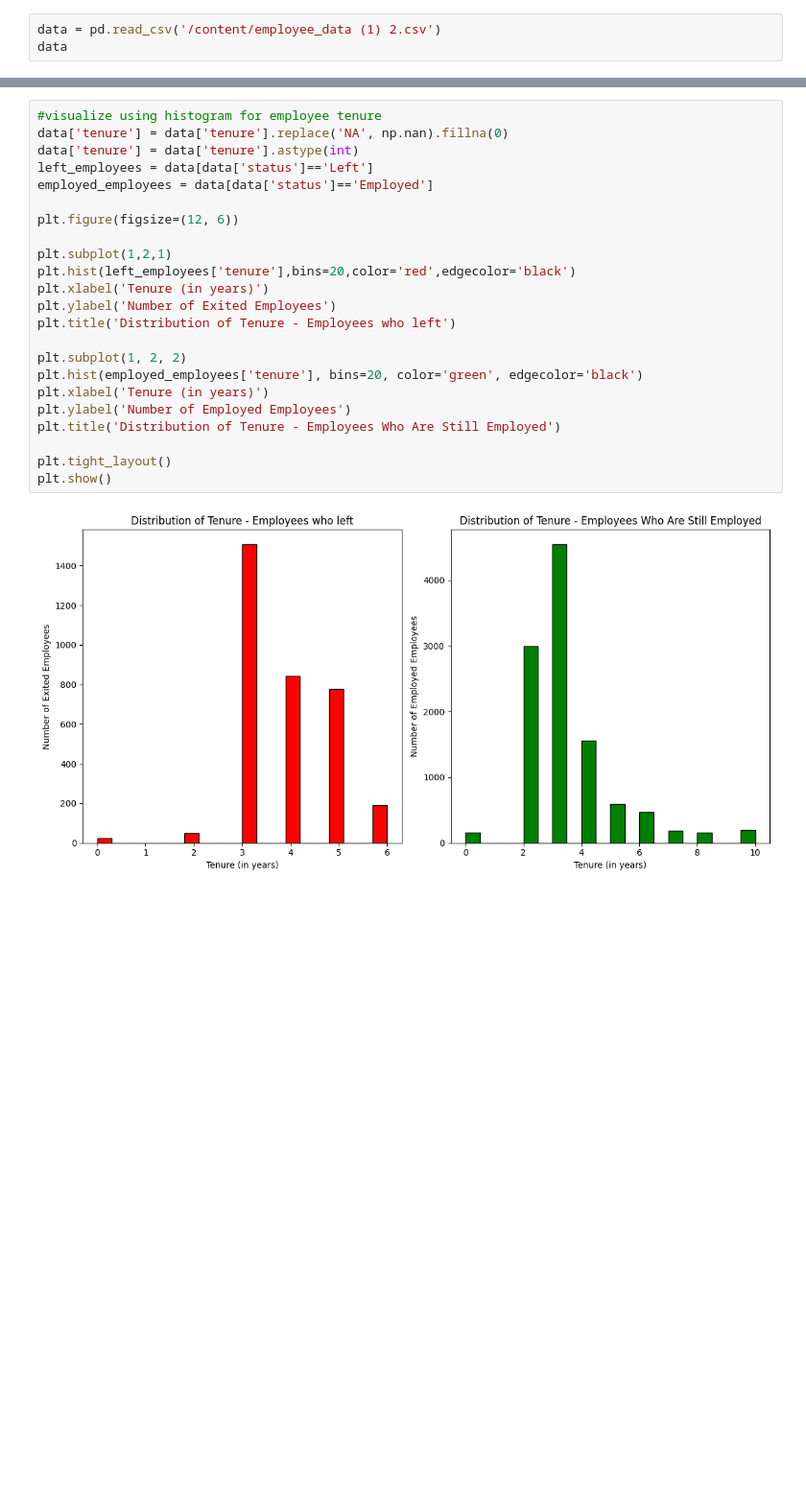
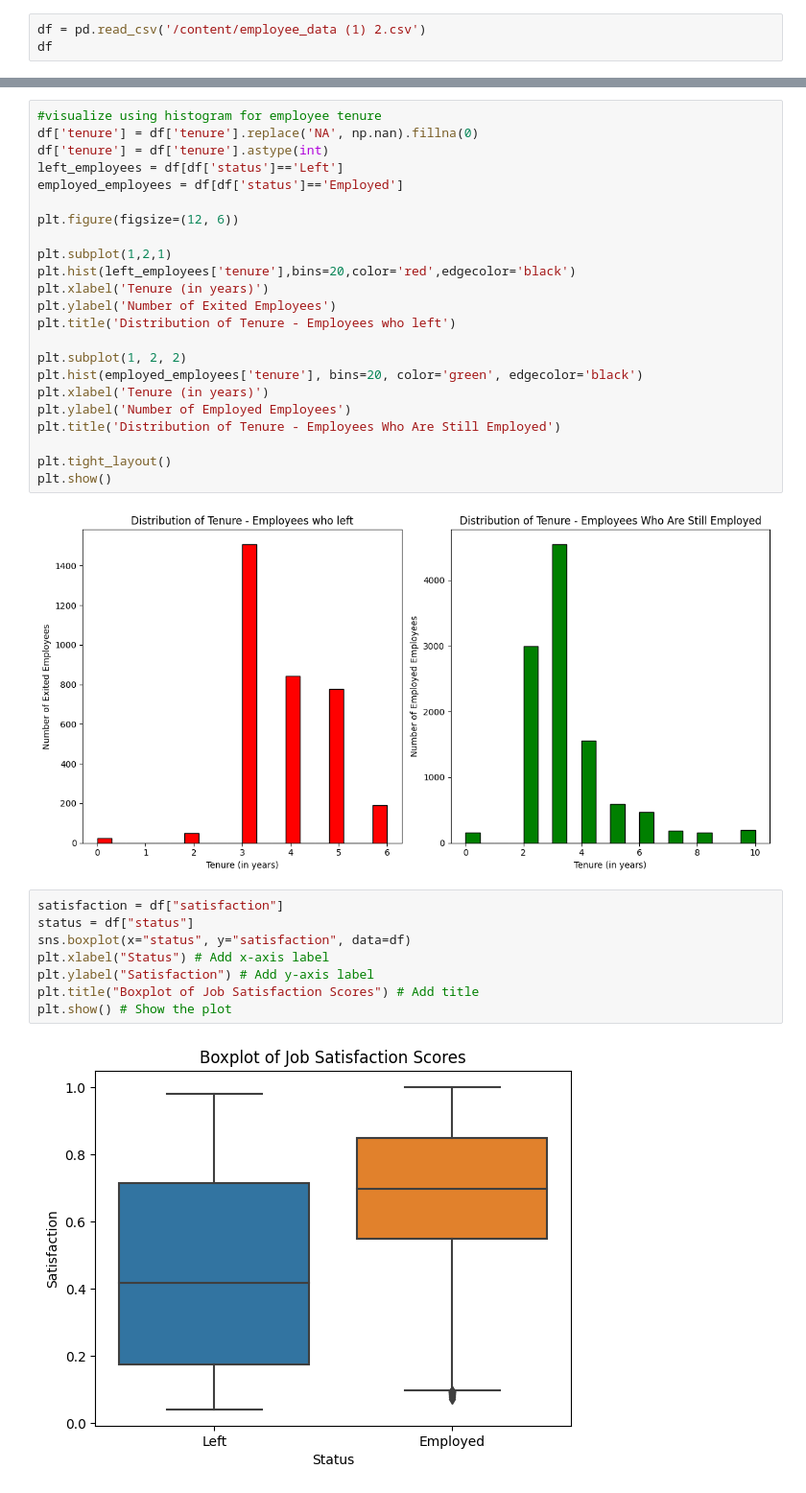
Before and after one commit to rahul-727/ML, a Jupyter notebook: 2348544_Lab7.ipynb, the cells around one changed output, grey strips where cells are left out. Shown: that part at 96% size. Saved outputs shown, nothing was run; the diff lists cells and outputs as text; blank space fills up the shorter version.

```diff
--- a/2348544_Lab7.ipynb
+++ b/2348544_Lab7.ipynb
@@ -8,6 +11,6 @@ import matplotlib.pyplot as plt
 # %%
-data = pd.read_csv('/content/employee_data (1) 2.csv')
-data
+df = pd.read_csv('/content/employee_data (1) 2.csv')
+df
 # %% [output]
 |  | avg_monthly_hrs | department | filed_complaint | last_evaluation | n_projects | recently_promoted | salary | ... |
 | 0 | 221 | engineering | NaN | 0.932868 | 4 | NaN | low | ... |
@@ -76,10 +79,10 @@ tenure                   8
 dtype: int64
 # %%
 #visualize using histogram for employee tenure
-data['tenure'] = data['tenure'].replace('NA', np.nan).fillna(0)
-data['tenure'] = data['tenure'].astype(int)
-left_employees = data[data['status']=='Left']
-employed_employees = data[data['status']=='Employed']
+df['tenure'] = df['tenure'].replace('NA', np.nan).fillna(0)
+df['tenure'] = df['tenure'].astype(int)
+left_employees = df[df['status']=='Left']
+employed_employees = df[df['status']=='Employed']
 
 plt.figure(figsize=(12, 6))
 
@@ -99,3 +102,13 @@ plt.tight_layout()
 plt.show()
 # %% [output]
 [figure]
+# %%
+satisfaction = df["satisfaction"]
+status = df["status"]
+sns.boxplot(x="status", y="satisfaction", data=df)
+plt.xlabel("Status") # Add x-axis label
+plt.ylabel("Satisfaction") # Add y-axis label
+plt.title("Boxplot of Job Satisfaction Scores") # Add title
+plt.show() # Show the plot
+# %% [output]
+[figure, added]
```
Also changed, not shown: parts of 30 cells of this notebook.
